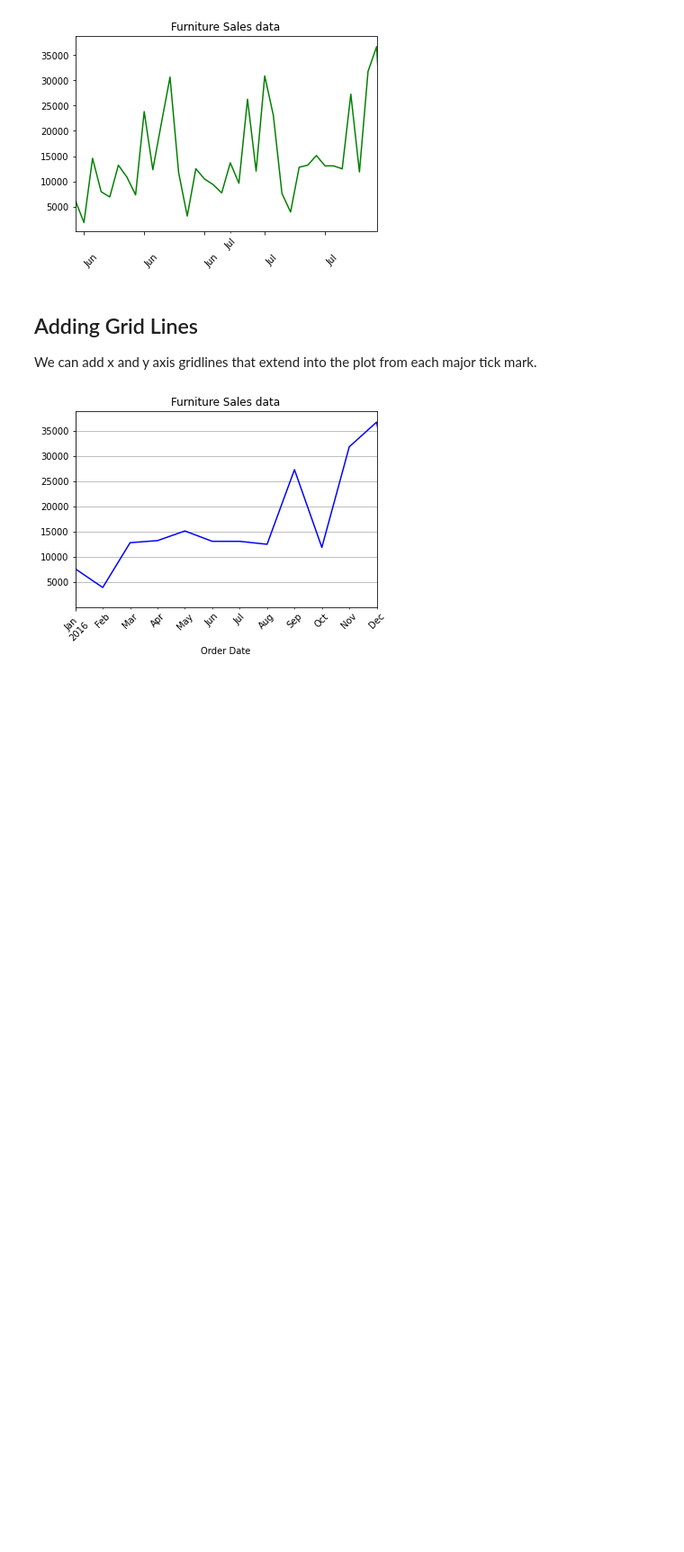
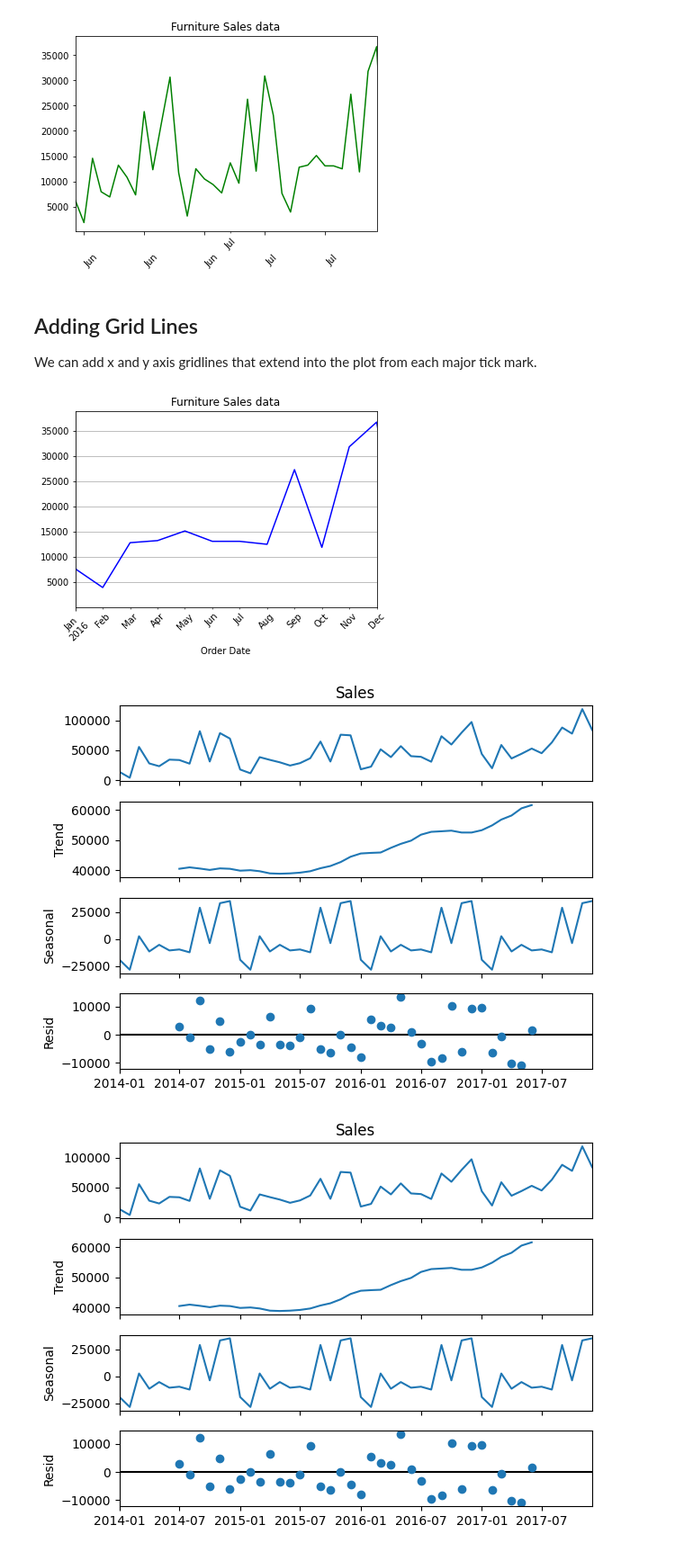
Before and after one commit to Usamawahabkhan/pythonAiBasic, a Jupyter notebook: Time_Series_Data_Visualization_Basics.ipynb, the cells around one changed output. Shown: that part at 90% size. Cells and saved outputs as stored; diff of their text form; code cells hidden in the pictures; blank space fills up the shorter version.

```diff
--- a/Time_Series_Data_Visualization_Basics.ipynb
+++ b/Time_Series_Data_Visualization_Basics.ipynb
@@ -358,3 +358,10 @@ ax.xaxis.grid(True)
 ax.yaxis.grid(True)
 # %% [output]
 [figure]
+# %%
+from statsmodels.tsa.seasonal import seasonal_decompose
+result = seasonal_decompose(df['Sales'], model='additive')
+result.plot()
+# %% [output]
+[figure, added]
+[figure, added]
```
Also changed, not shown: parts of 13 cells of this notebook.
